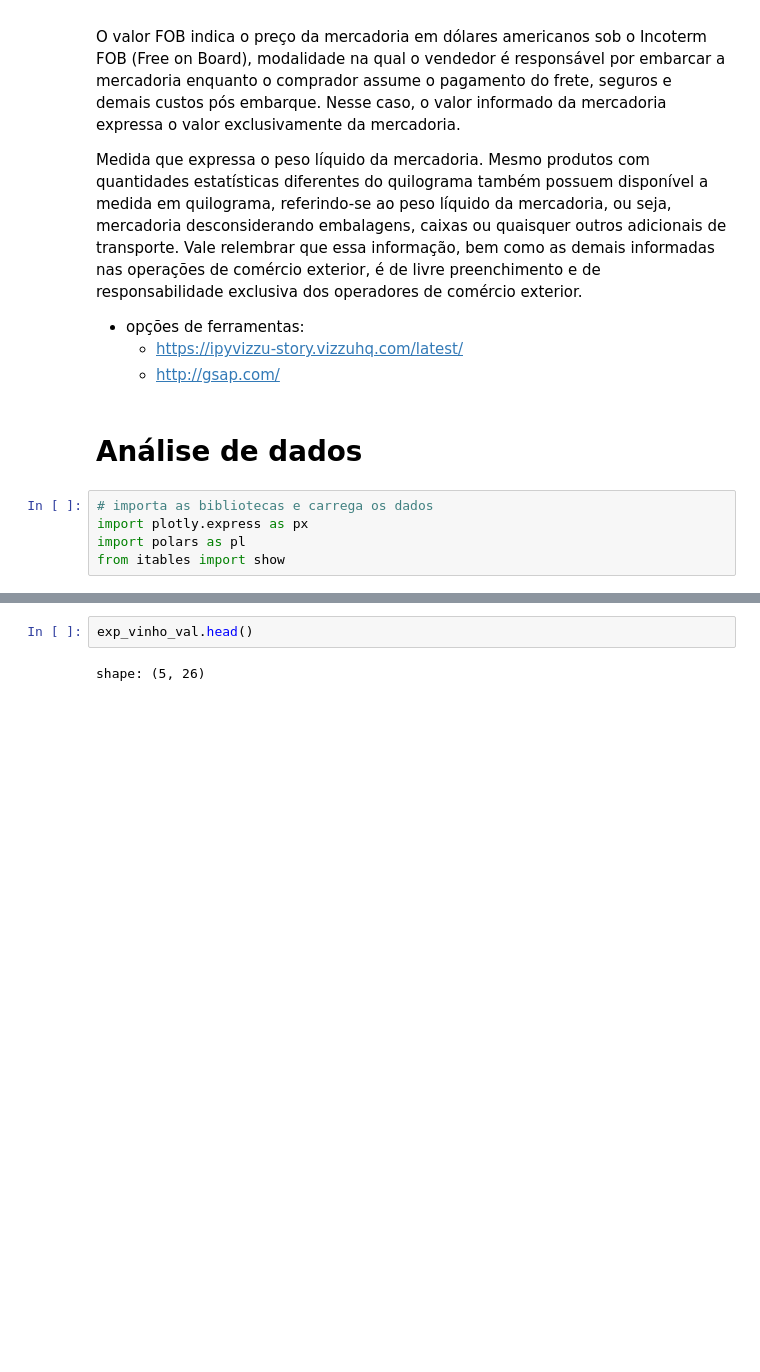
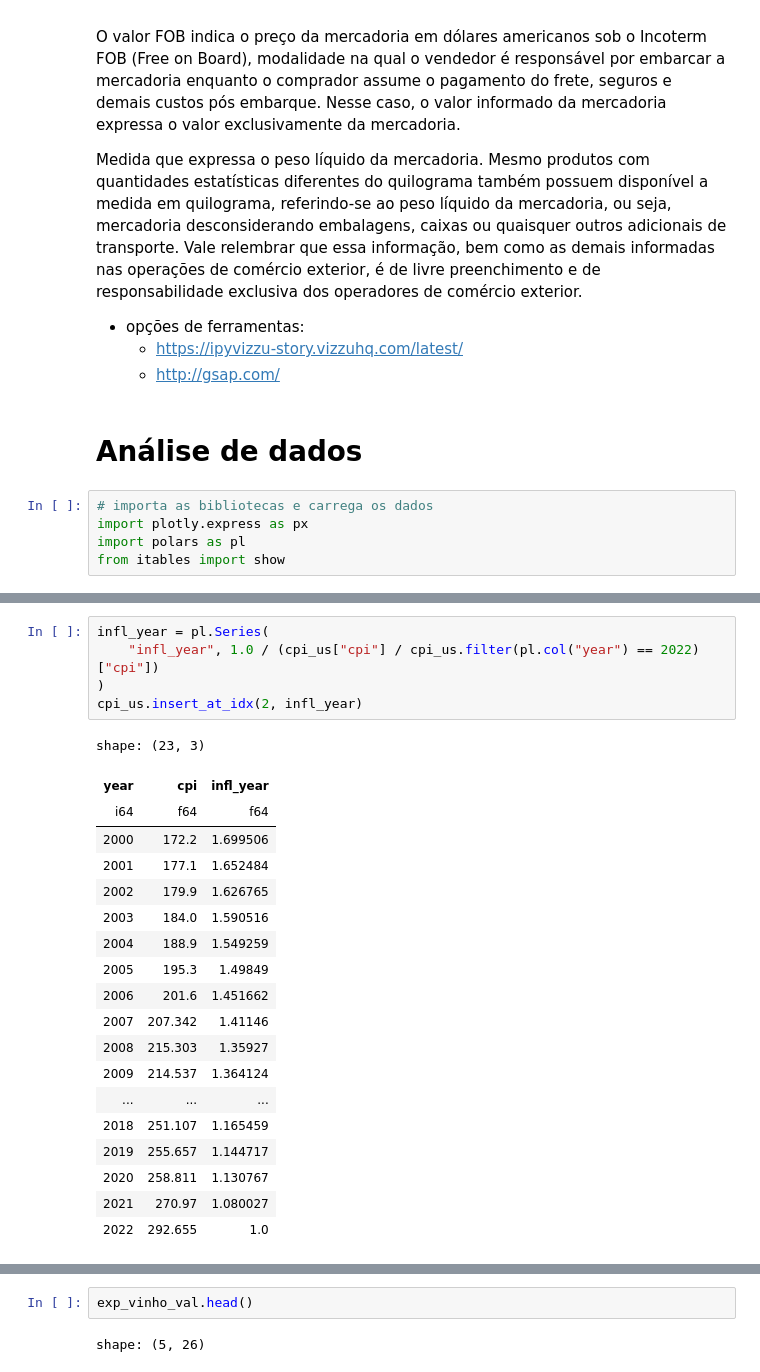
Before and after one commit to carlosvneves/fiap_techchallenge01, a Jupyter notebook: tech_challenge_fase01/wineData/src/wineDataAnalysis-polars.ipynb, the cells around one changed output, grey strips where cells are left out. Saved outputs shown, nothing was run; the diff lists cells and outputs as text; blank space fills up the shorter version.

```diff
--- a/tech_challenge_fase01/wineData/src/wineDataAnalysis-polars.ipynb
+++ b/tech_challenge_fase01/wineData/src/wineDataAnalysis-polars.ipynb
@@ -119,0 +133,25 @@ shape: (5, 4)
+# %%
+infl_year = pl.Series(
+    "infl_year", 1.0 / (cpi_us["cpi"] / cpi_us.filter(pl.col("year") == 2022)["cpi"])
+)
+cpi_us.insert_at_idx(2, infl_year)
+# %% [output]
+shape: (23, 3)
+| year | cpi | infl_year |
+| i64 | f64 | f64 |
+| 2000 | 172.2 | 1.699506 |
+| 2001 | 177.1 | 1.652484 |
+| 2002 | 179.9 | 1.626765 |
+| 2003 | 184.0 | 1.590516 |
+| 2004 | 188.9 | 1.549259 |
+| 2005 | 195.3 | 1.49849 |
+| 2006 | 201.6 | 1.451662 |
+| 2007 | 207.342 | 1.41146 |
+| 2008 | 215.303 | 1.35927 |
+| 2009 | 214.537 | 1.364124 |
+| ... | ... | ... |
+| 2018 | 251.107 | 1.165459 |
+| 2019 | 255.657 | 1.144717 |
+| 2020 | 258.811 | 1.130767 |
+| 2021 | 270.97 | 1.080027 |
+| 2022 | 292.655 | 1.0 |
```
Also changed, not shown: parts of 15 cells of this notebook, 6 other files.
